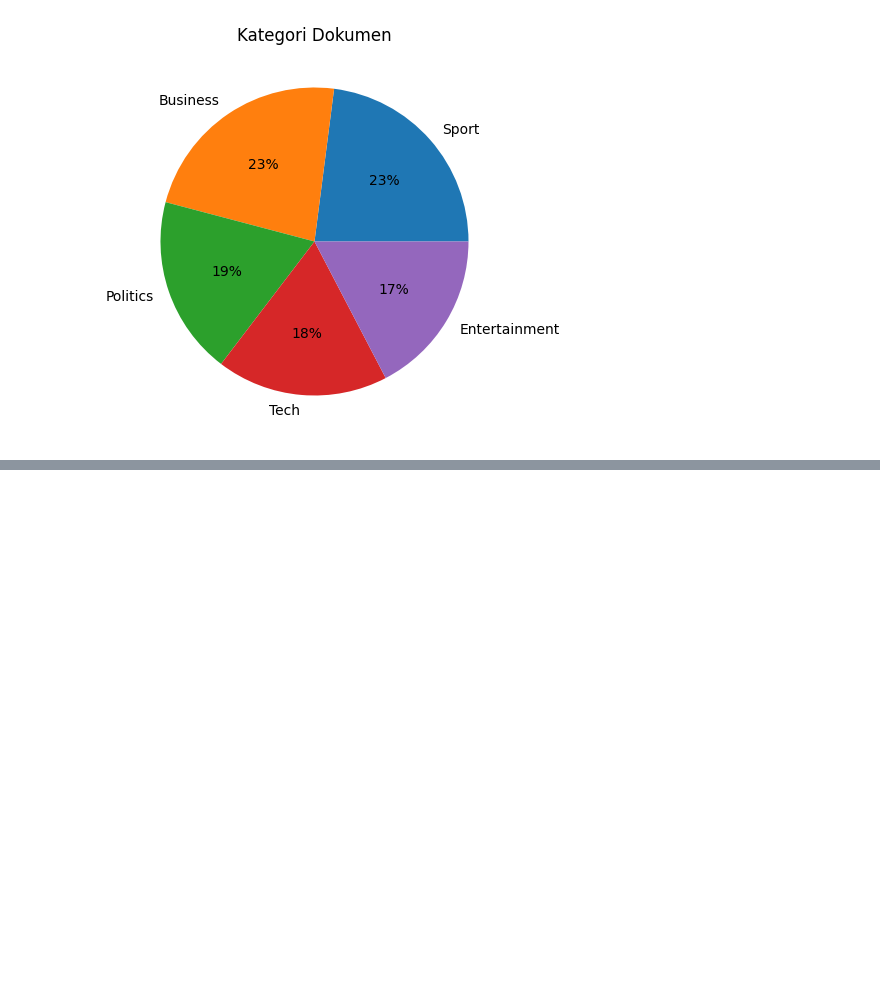
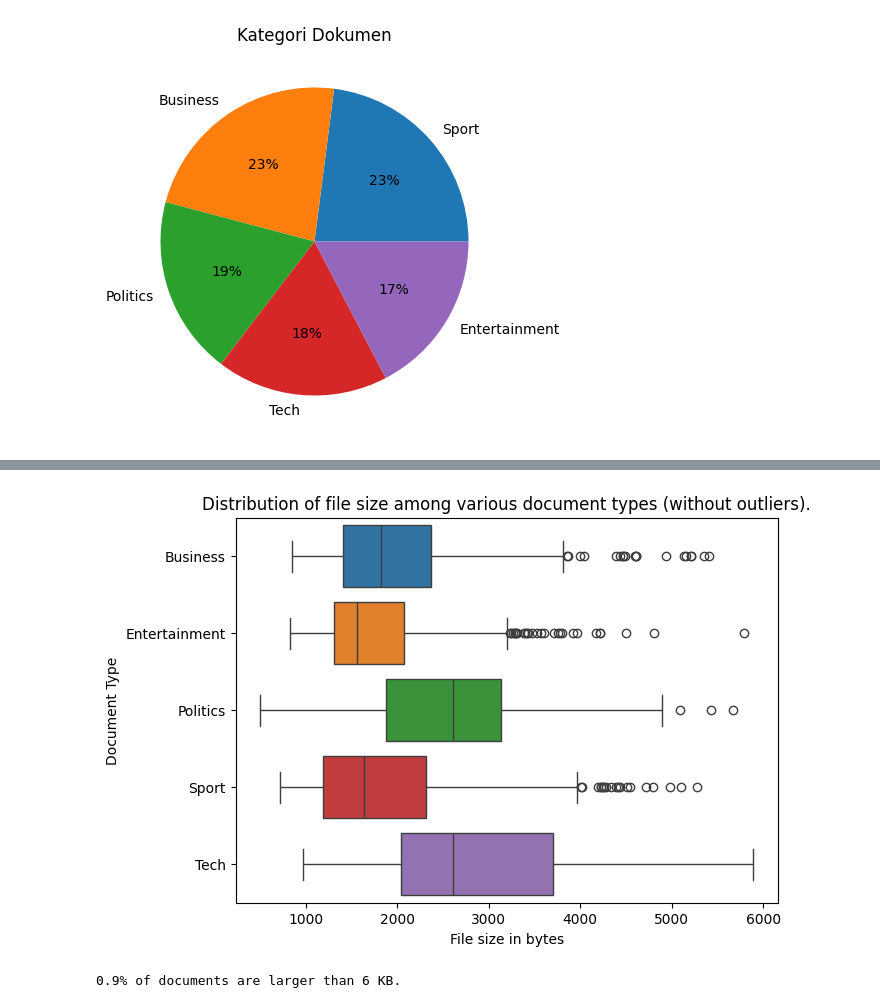
Before and after one commit to Ananta-Taksaka/bbc_classification, a Jupyter notebook: document_classification.ipynb, the cells around one changed output, grey strips where cells are left out. Drawn from its saved outputs; the diff is of its cells as text; code cells hidden in the pictures; blank space fills up the shorter version.

Commit message:
drop outliers

```diff
--- a/document_classification.ipynb
+++ b/document_classification.ipynb
@@ -215,0 +231,18 @@ plt.show()
+# %%
+fltr = meta_df["Ukuran_Doc"] < 6_000
+
+plt.figure(figsize=(7, 5))
+
+sns.boxplot(data=meta_df[fltr], x="Ukuran_Doc", y="Doc_Kategori", palette="tab10", hue="Doc_Kategori", legend=False)
+plt.title("Distribution of file size among various document types (without outliers).")
+plt.xlabel("File size in bytes")
+plt.ylabel("Document Type")
+
+plt.show()
+# %% [output]
+[figure, added]
+# %%
+gte_6_KB = round(len(meta_df[~fltr]) / baris * 100, 1)
+print(f"{gte_6_KB}% of documents are larger than 6 KB.")
+# %% [output]
+0.9% of documents are larger than 6 KB.
```
Also changed, not shown: parts of 9 cells of this notebook, 1 other file.
